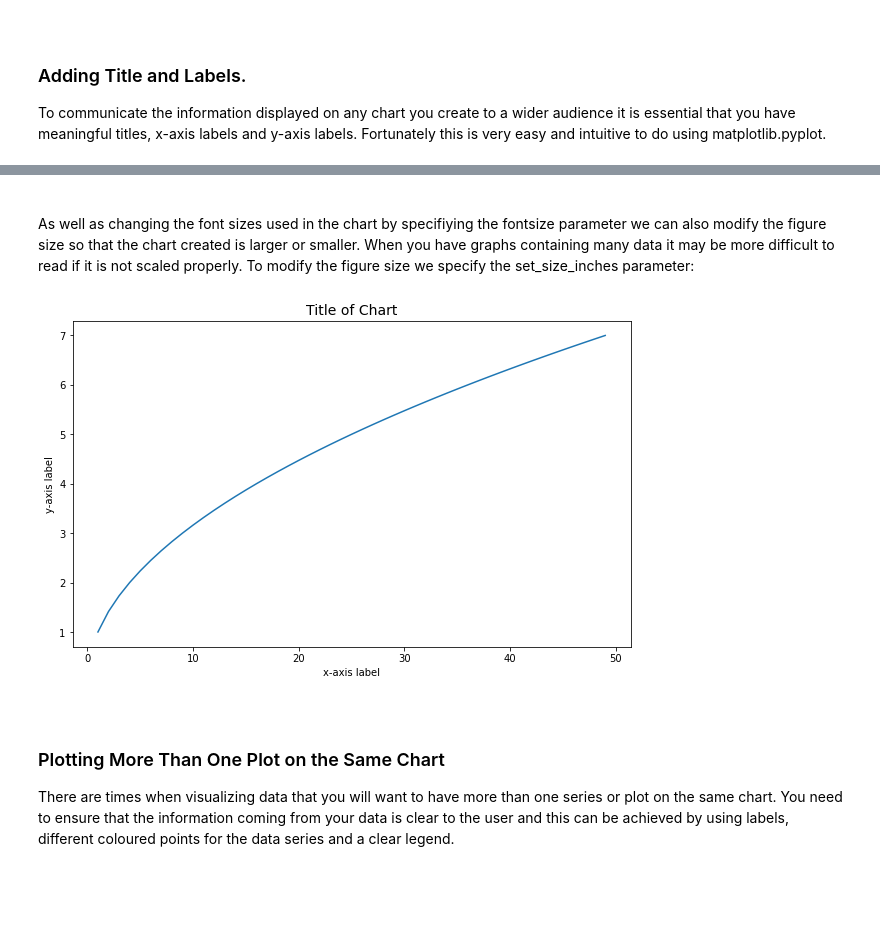
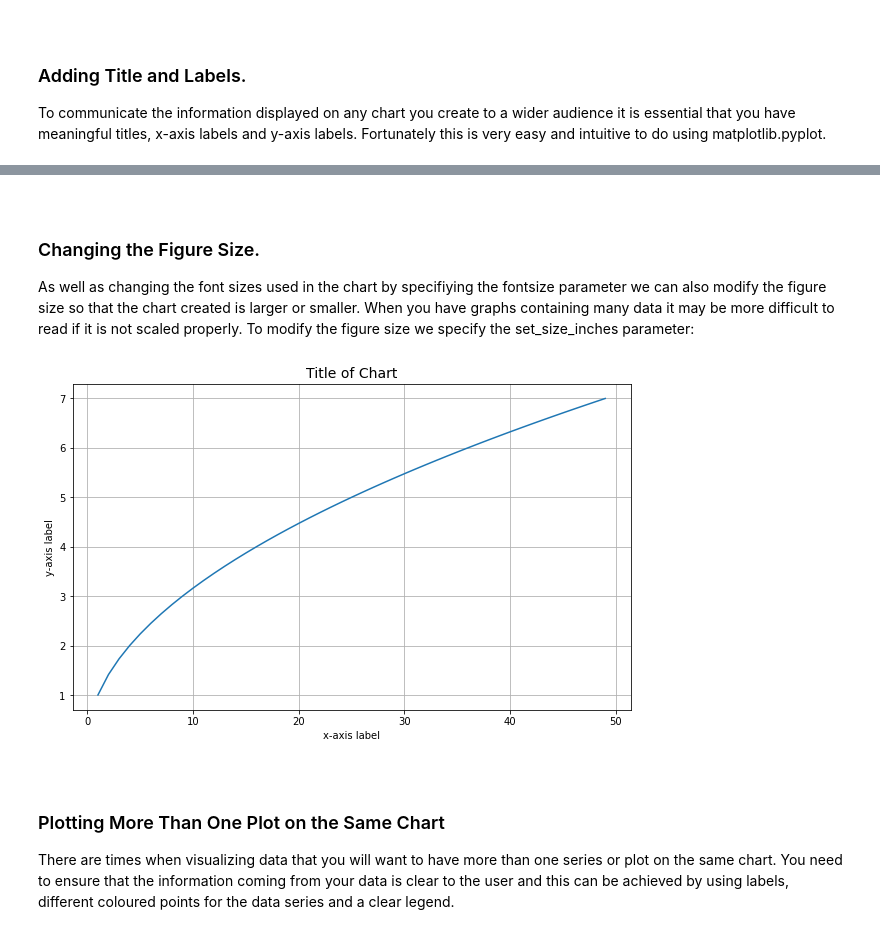
Before and after one commit to Sam-Tracey/Fundamentals-of-Data-Analysis, a Jupyter notebook: pyplot.ipynb, the cells around one changed output, grey strips where cells are left out. Drawn from its saved outputs; the diff is of its cells as text; code cells hidden in the pictures; blank space fills up the shorter version.

```diff
--- a/pyplot.ipynb
+++ b/pyplot.ipynb
@@ -83,24 +125,28 @@ plt.show()
 # %% [markdown]
 <br>
 
+### Changing the Figure Size.
+
 As well as changing the font sizes used in the chart by specifiying the fontsize parameter we can also modify the figure size so that the chart created is larger or smaller. When you have graphs containing many data it may be more difficult to read if it is not scaled properly. To modify the figure size we specify the set_size_inches parameter:
 # %%
 # Create figure and axes.
 fig, ax = plt.subplots()
 # plot x & y data.
 ax.plot(x, y)
 # Add y-label.
 ax.set_ylabel('y-axis label')
 # Add x-label.
 ax.set_xlabel('x-axis label')
 # Add title and increase fontsize to 14.
 ax.set_title('Title of Chart', fontsize=14)
+# Plot grid lines
+ax.grid()
 
 # Setting the figure size to 10 x 6 inches.
 fig.set_size_inches(10,6)
 plt.show()
 # %% [output]
-[figure, old version]
+[figure, new version]
 # %% [markdown]
 <br>
 
```
Also changed, not shown: parts of 6 cells of this notebook.
